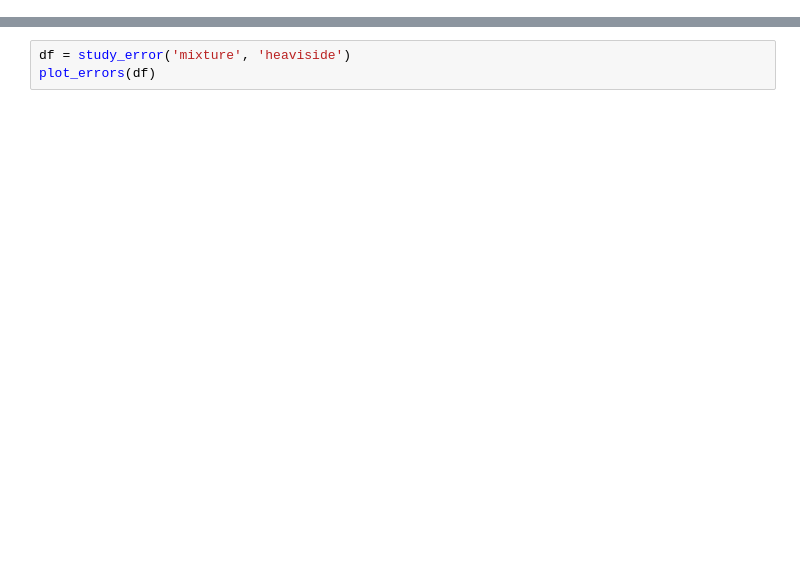
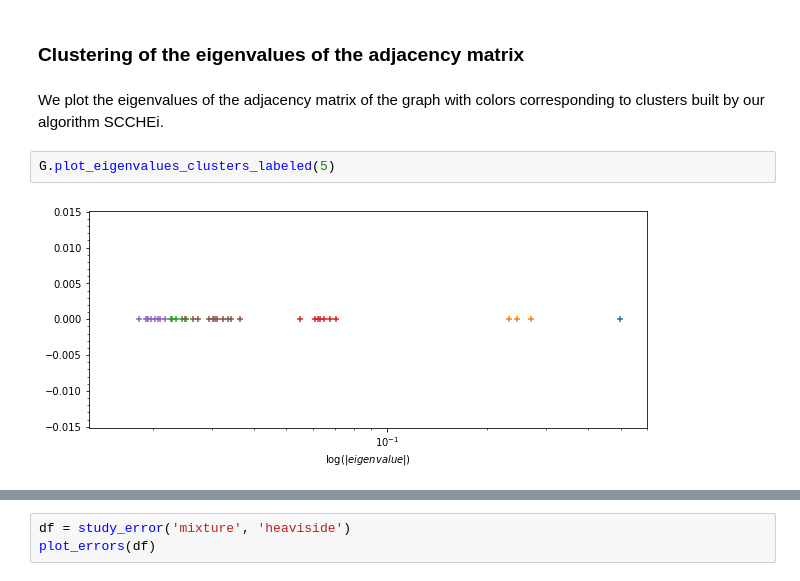
Before and after one commit to quentin-duchemin/Markovian-random-geometric-graph, a Jupyter notebook: Experiments.ipynb, the cells around one changed output, grey strips where cells are left out. Saved outputs shown, nothing was run; the diff lists cells and outputs as text; blank space fills up the shorter version.

```diff
--- a/Experiments.ipynb
+++ b/Experiments.ipynb
@@ -7,0 +28,8 @@ import matplotlib.pyplot as plt
+# %% [markdown]
+### Clustering of the eigenvalues of the adjacency matrix
+# %% [markdown]
+We plot the eigenvalues of the adjacency matrix of the graph with colors corresponding to clusters built by our algorithm SCCHEi.
+# %%
+G.plot_eigenvalues_clusters_labeled(5)
+# %% [output]
+[figure, added]
```
Also changed, not shown: parts of 14 cells of this notebook, 15 other files.
